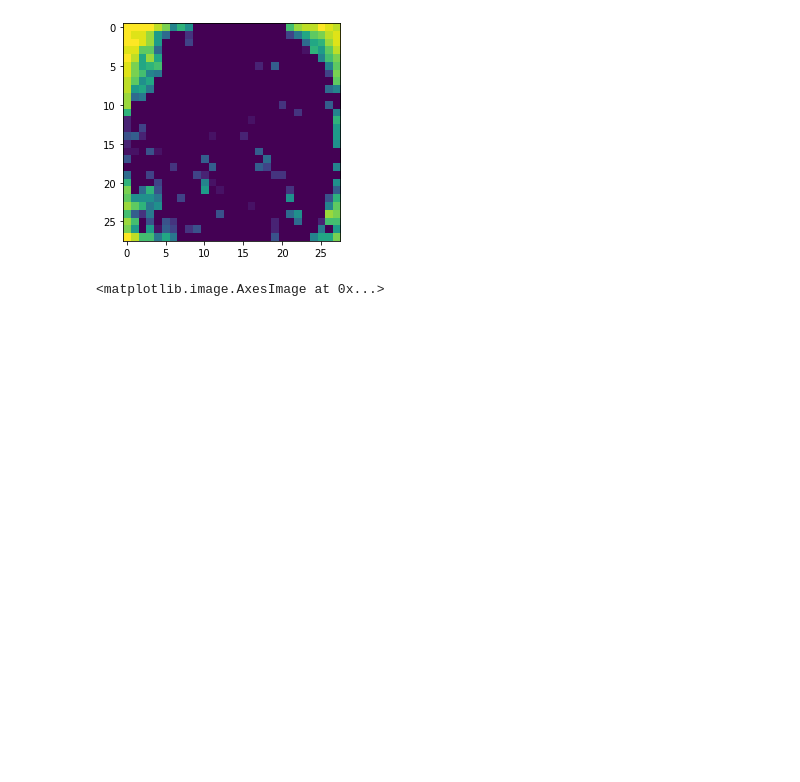
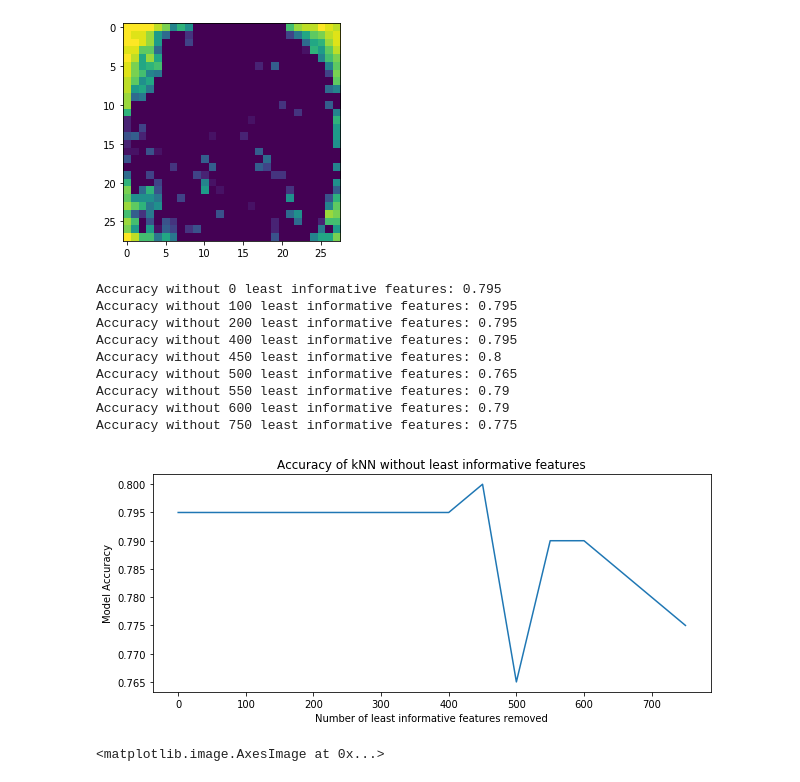
Before and after one commit to arkadiuss/ML_lab2_solution, a Jupyter notebook: lab2_tutorial.ipynb, the cells around one changed output. Cells and saved outputs as stored; diff of their text form; code cells hidden in the pictures; blank space fills up the shorter version.

```diff
--- a/lab2_tutorial.ipynb
+++ b/lab2_tutorial.ipynb
@@ -987,3 +993,41 @@ plt.imshow(worst_features.reshape(28,28))
+# %%
+X_train, X_test, y_train, y_test = train_test_split(X, Y, test_size=0.2, random_state=42)
+
+all_feats = 784
+
+x_chart = []
+y_chart = []
+
+
+for worst_num_feats in [0, 100, 200,400,450, 500, 550, 600, 750]:
+    rfe_selector = RFE(estimator=LogisticRegression(),
+                       n_features_to_select=(all_feats - worst_num_feats),
+                       step=10)
+    rfe_selector.fit(X, Y)
+    X_train_transformed = rfe_selector.transform(X_train)
+    X_test_transformed = rfe_selector.transform(X_test)
+    acc = check_accuracy_knn(X_train_transformed, X_test_transformed, y_train, y_test)
+    print('Accuracy without', worst_num_feats, 'least informative features:', acc)
+    x_chart.append(worst_num_feats)
+    y_chart.append(acc)
+
+plt.figure(figsize = (10, 4))
+plt.plot(x_chart, y_chart)
+plt.title("Accuracy of kNN without least informative features")
+plt.xlabel('Number of least informative features removed')
+plt.ylabel('Model Accuracy')
+plt.show()
+# %% [output]
+Accuracy without 0 least informative features: 0.795
+Accuracy without 100 least informative features: 0.795
+Accuracy without 200 least informative features: 0.795
+Accuracy without 400 least informative features: 0.795
+Accuracy without 450 least informative features: 0.8
+Accuracy without 500 least informative features: 0.765
+Accuracy without 550 least informative features: 0.79
+Accuracy without 600 least informative features: 0.79
+Accuracy without 750 least informative features: 0.775
+[figure, added]
 # %%
 def my_pca(n=784):
     transformedX = StandardScaler().fit_transform(X)
```
Also changed, not shown: parts of 7 cells of this notebook.
